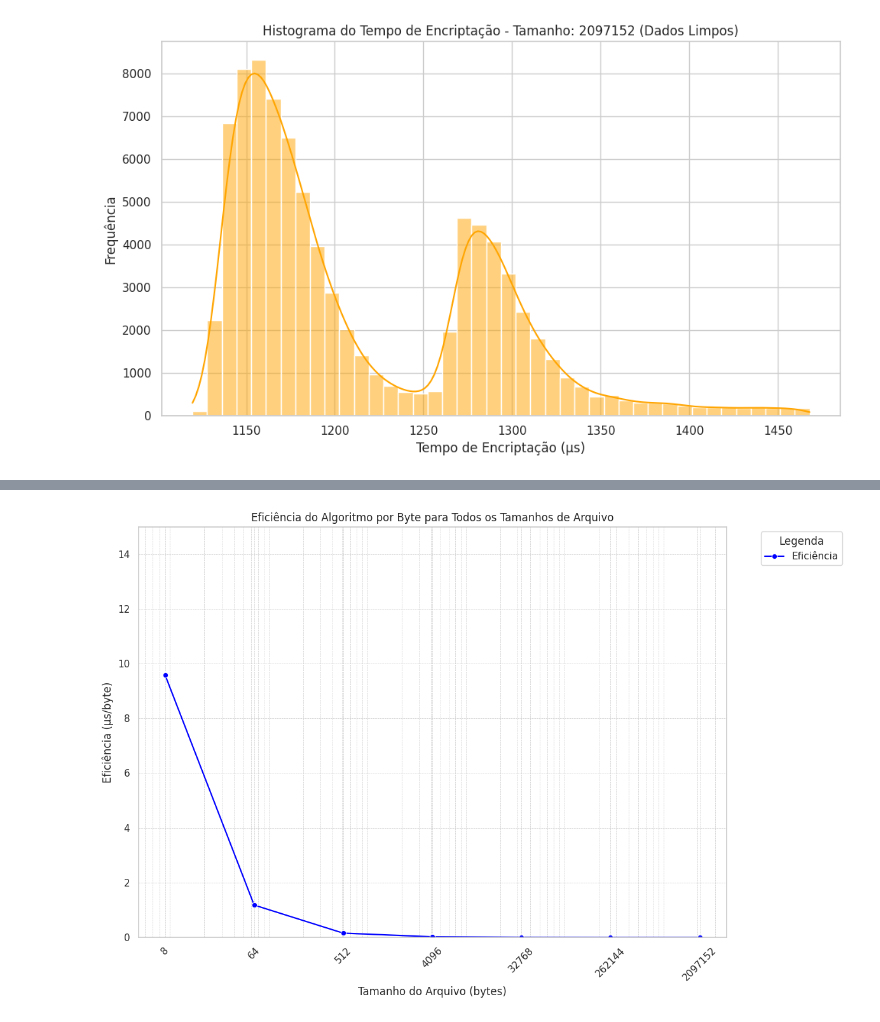
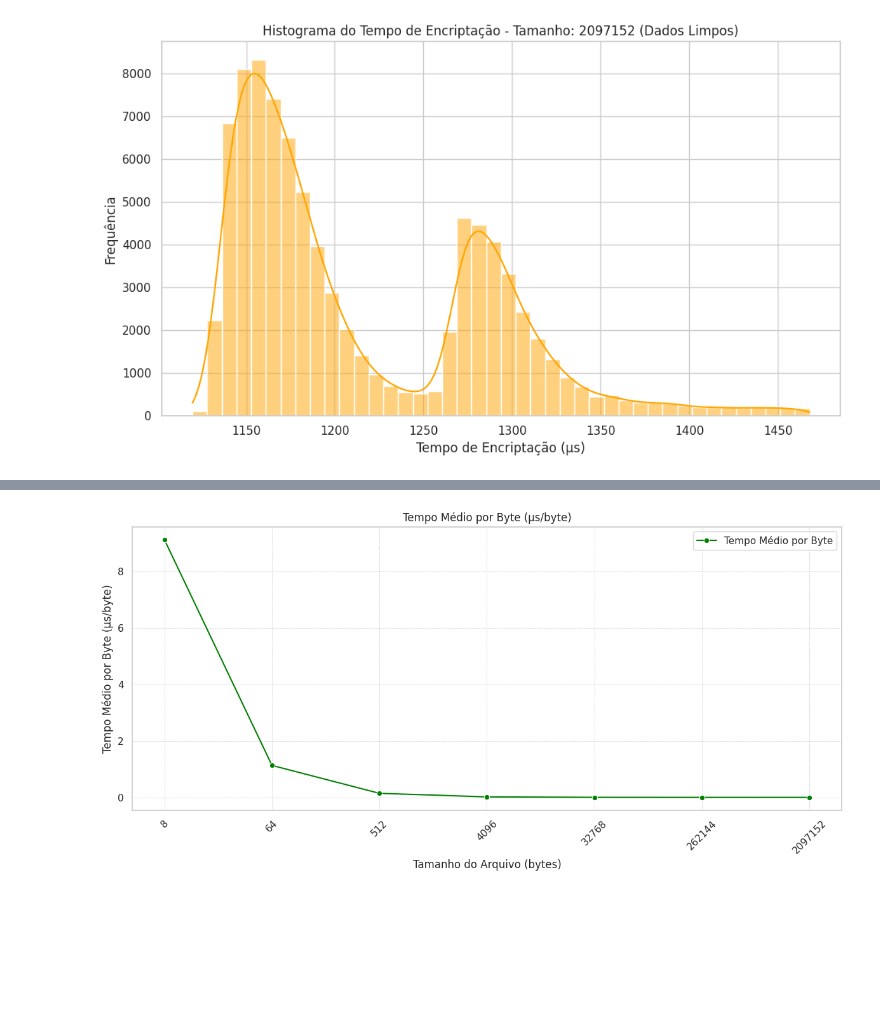
Before and after one commit to Bugss05/Performance-Benchmarking-of-Cryptographic-Mechanisms, a Jupyter notebook: SHA.ipynb, the cells around one changed output, grey strips where cells are left out. Cells and saved outputs as stored; diff of their text form; code cells hidden in the pictures; blank space fills up the shorter version.

```diff
--- a/SHA.ipynb
+++ b/SHA.ipynb
@@ -152,24 +105,3 @@ for tamanho_valor in df['Tamanho do Arquivo (bytes)'].unique():
 [figure]
 [figure]
 [figure]
-# %%
-# Criar uma lista para armazenar os dados limpos e os tamanhos correspondentes
-cleaned_data = []
-
-for tamanho_valor in df['Tamanho do Arquivo (bytes)'].unique():
-    subset = df[df['Tamanho do Arquivo (bytes)'] == tamanho_valor]['Tempo de Encriptação (μs)']
-    subset_clean = remove_outliers(subset)
-    cleaned_data.extend([(tamanho_valor, tempo) for tempo in subset_clean])
-
-# Criar um novo DataFrame com os dados limpos
-cleaned_df = pd.DataFrame(cleaned_data, columns=['Tamanho do Arquivo (bytes)', 'Tempo de Encriptação (μs)'])
-
-# Criar o violin plot
-plt.figure(figsize=(12, 6))
-sns.violinplot(data=cleaned_df, x='Tamanho do Arquivo (bytes)', y='Tempo de Encriptação (μs)', palette='muted')
-plt.title('Distribuição do Tempo de Encriptação por Tamanho do Arquivo (Dados Limpos)')
-plt.xlabel('Tamanho do Arquivo (bytes)')
-plt.ylabel('Tempo de Encriptação (μs)')
-plt.xticks(rotation=45)
-plt.tight_layout()
-plt.show()
@@ -395,25 +183,28 @@ plt.show()
 # %%
-# Criar o gráfico combinado de eficiência para todos os tamanhos de arquivo
-plt.figure(figsize=(12, 8))
+# Calcular a eficiência (tempo médio por byte)
+eficiencia = [media / tamanho for media, tamanho in zip(medias_medianas, tamanhos)]
 
-# Adicionar os dados ao gráfico como uma linha única
-sns.lineplot(data=df, x='Tamanho do Arquivo (bytes)', y='Eficiência (μs/byte)', marker='o', color='blue', label='Eficiência')
+# Criar o gráfico de função
+plt.figure(figsize=(12, 6))
+sns.lineplot(x=tamanhos, y=eficiencia, marker='o', color='green', label='Tempo Médio por Byte')
 
 # Configurações do gráfico
-plt.title('Eficiência do Algoritmo por Byte para Todos os Tamanhos de Arquivo')
+plt.title('Tempo Médio por Byte (μs/byte)')
 plt.xlabel('Tamanho do Arquivo (bytes)')
-plt.ylabel('Eficiência (μs/byte)')
+plt.ylabel('Tempo Médio por Byte (μs/byte)')
 
 # Definir escala logarítmica no eixo x
 plt.xscale('log')
 plt.xticks([8, 64, 512, 4096, 32768, 262144, 2097152], labels=[8, 64, 512, 4096, 32768, 262144, 2097152], rotation=45)
 
-# Limitar o eixo y para valores de 100 para baixo
-plt.ylim(0, 15)
+# Adicionar grade
+plt.grid(True, linestyle='--', linewidth=0.5)
 
-plt.legend(title='Legenda', bbox_to_anchor=(1.05, 1), loc='upper left')
-plt.grid(True, which="both", linestyle='--', linewidth=0.5)
+# Adicionar legenda
+plt.legend()
+
+# Ajustar layout
 plt.tight_layout()
 plt.show()
 # %% [output]
-[figure, old version]
+[figure, new version]
```
Also changed, not shown: parts of 27 cells of this notebook.
